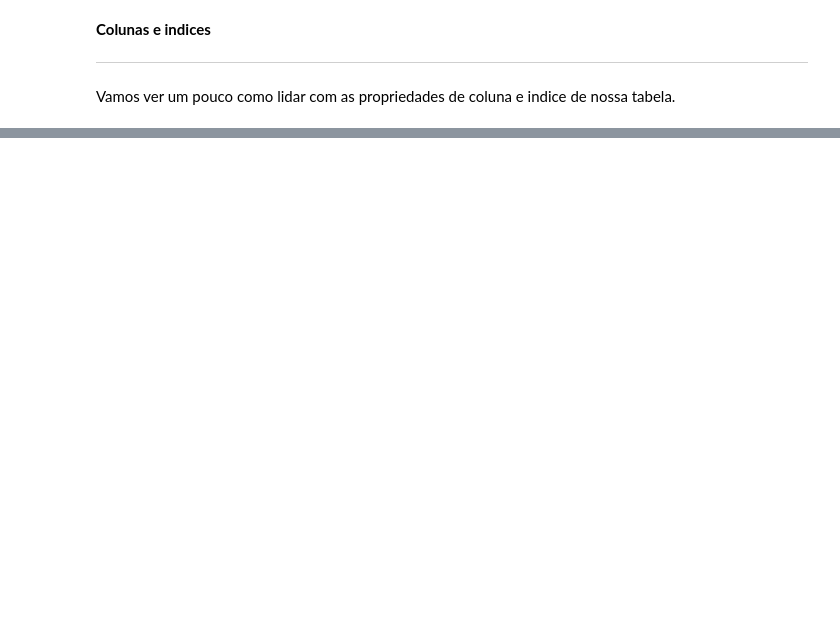
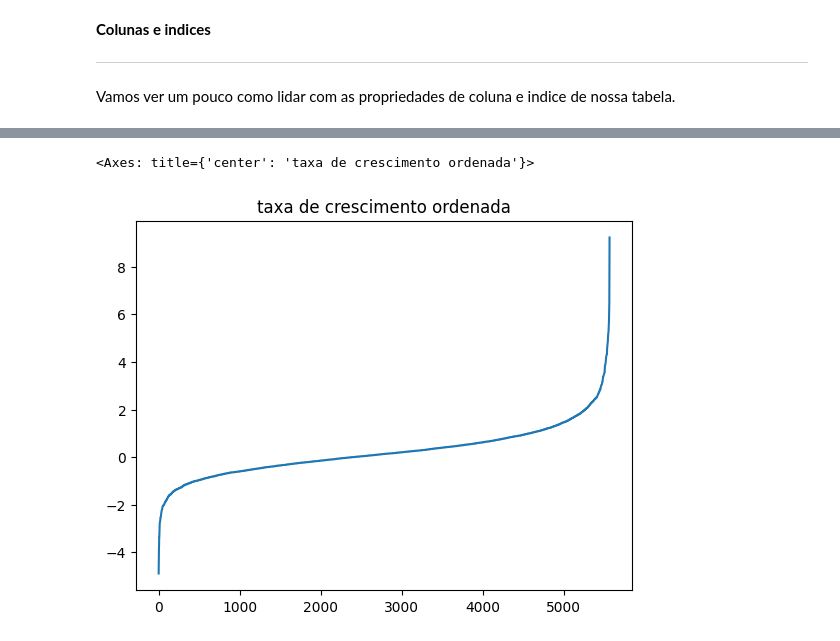
Before and after one commit to Tiago745/curso-de-python-2026, a Jupyter notebook: Roteiros/Aula 5/Aula 5 - acompanhamento -Curso 2026.ipynb, the cells around one changed output, grey strips where cells are left out. Saved outputs shown, nothing was run; the diff lists cells and outputs as text; code cells hidden in the pictures; blank space fills up the shorter version.

```diff
--- a/Roteiros/Aula 5/Aula 5 - acompanhamento -Curso 2026.ipynb
+++ b/Roteiros/Aula 5/Aula 5 - acompanhamento -Curso 2026.ipynb
@@ -411,0 +817,8 @@ df_pop[df_pop['Nome_municipio'] == 'Boa Vista - RR']
+# %%
+df_pop = df_pop.sort_values('Taxa_de_crescimento')
+df_pop.reset_index(drop=True, inplace=True)
+
+df_pop['Taxa_de_crescimento'].plot(title='taxa de crescimento ordenada')
+# %% [output]
+<Axes: title={'center': 'taxa de crescimento ordenada'}>
+[figure, added]
```
Also changed, not shown: parts of 68 cells of this notebook.
